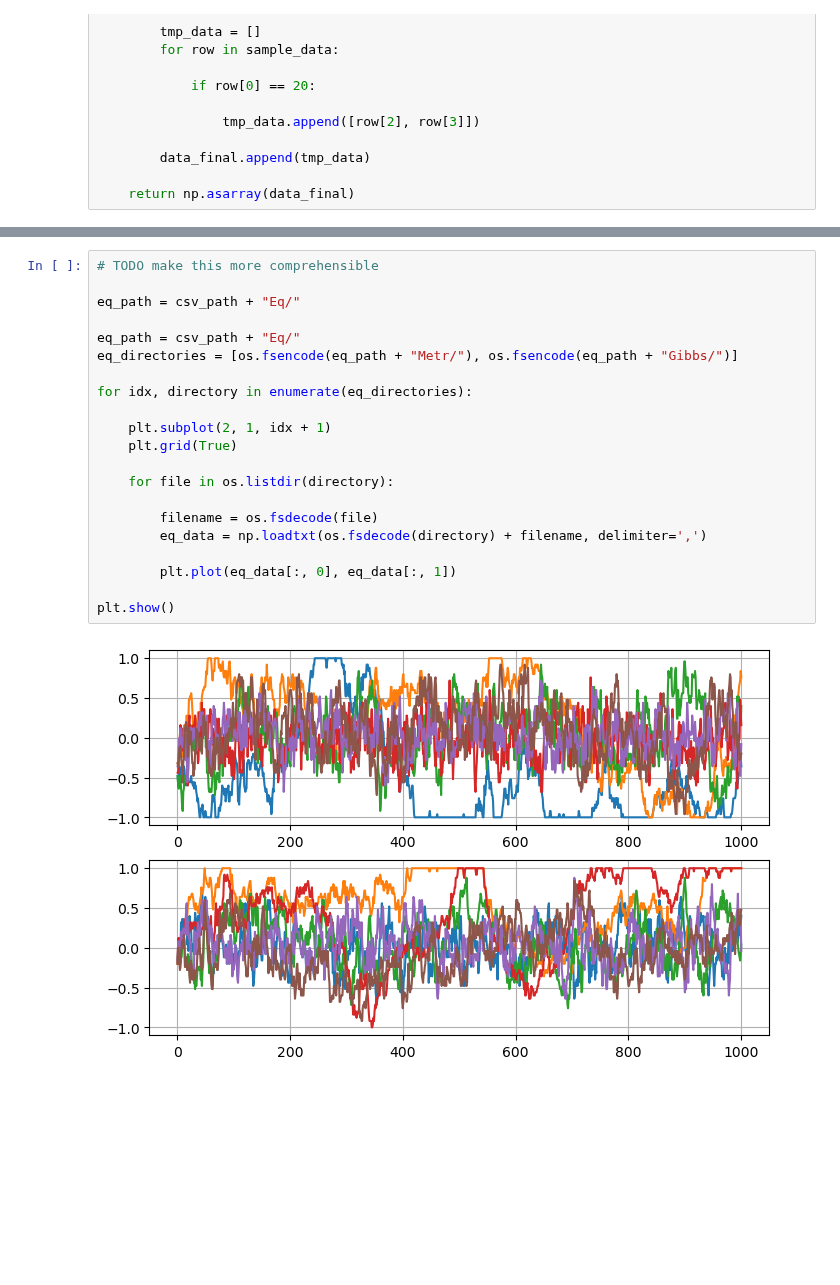
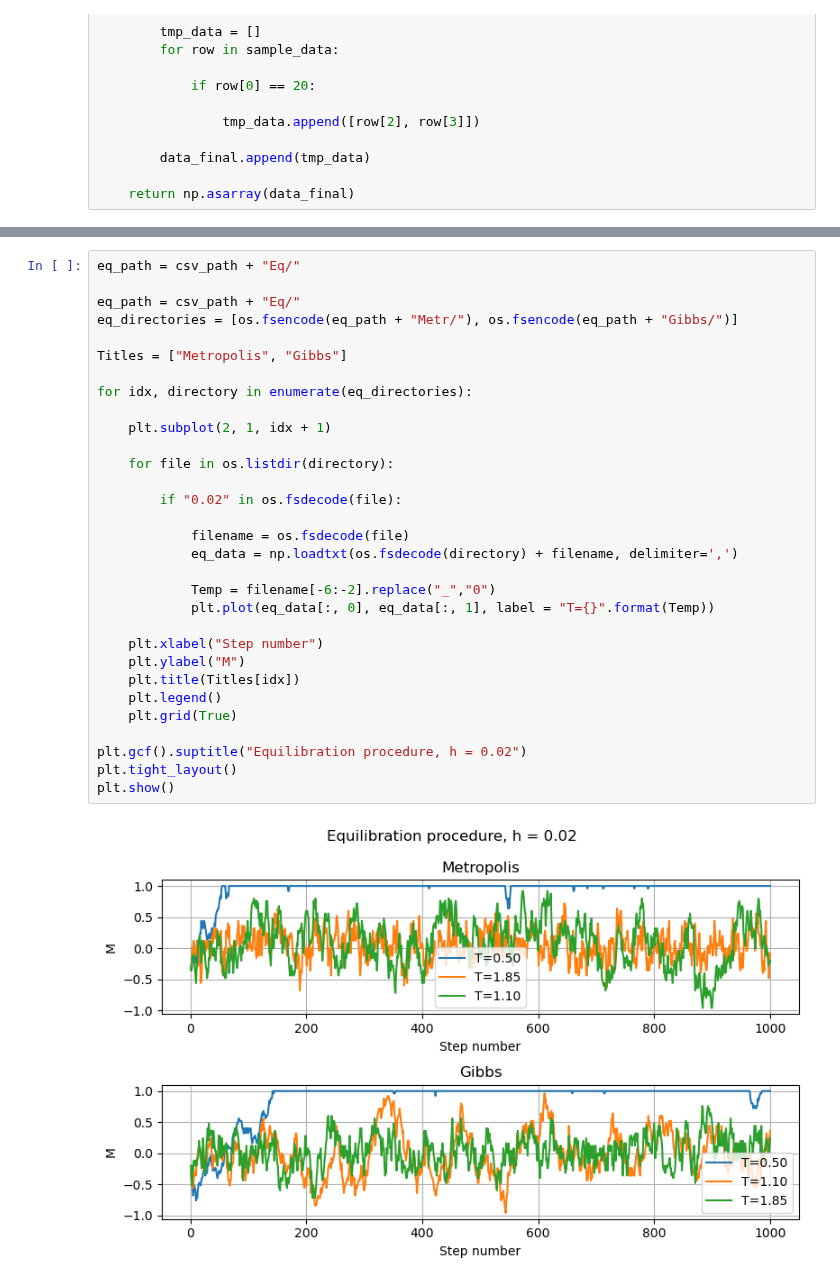
Before and after one commit to YggdrasilUrthr/NSL, a Jupyter notebook: Lab6/Lab6.ipynb, the cells around one changed output, grey strips where cells are left out. Saved outputs shown, nothing was run; the diff lists cells and outputs as text; blank space fills up the shorter version.

```diff
--- a/Lab6/Lab6.ipynb
+++ b/Lab6/Lab6.ipynb
@@ -79,23 +118,33 @@ def LoadData(filename):
 # %%
-# TODO make this more comprehensible
-
 eq_path = csv_path + "Eq/"
 
 eq_path = csv_path + "Eq/"
 eq_directories = [os.fsencode(eq_path + "Metr/"), os.fsencode(eq_path + "Gibbs/")]
 
+Titles = ["Metropolis", "Gibbs"]
+
 for idx, directory in enumerate(eq_directories):
 
     plt.subplot(2, 1, idx + 1)
-    plt.grid(True)
 
     for file in os.listdir(directory):
 
-        filename = os.fsdecode(file)
-        eq_data = np.loadtxt(os.fsdecode(directory) + filename, delimiter=',')
+        if "0.02" in os.fsdecode(file):
 
-        plt.plot(eq_data[:, 0], eq_data[:, 1])
+            filename = os.fsdecode(file)
+            eq_data = np.loadtxt(os.fsdecode(directory) + filename, delimiter=',')
 
+            Temp = filename[-6:-2].replace("_","0")
+            plt.plot(eq_data[:, 0], eq_data[:, 1], label = "T={}".format(Temp))
+
+    plt.xlabel("Step number")
+    plt.ylabel("M")
+    plt.title(Titles[idx])
+    plt.legend()
+    plt.grid(True)
+
+plt.gcf().suptitle("Equilibration procedure, h = 0.02")
+plt.tight_layout()
 plt.show()
 # %% [output]
-[figure, old version]
+[figure, new version]
```
Also changed, not shown: parts of 13 cells of this notebook, 29 other files.
